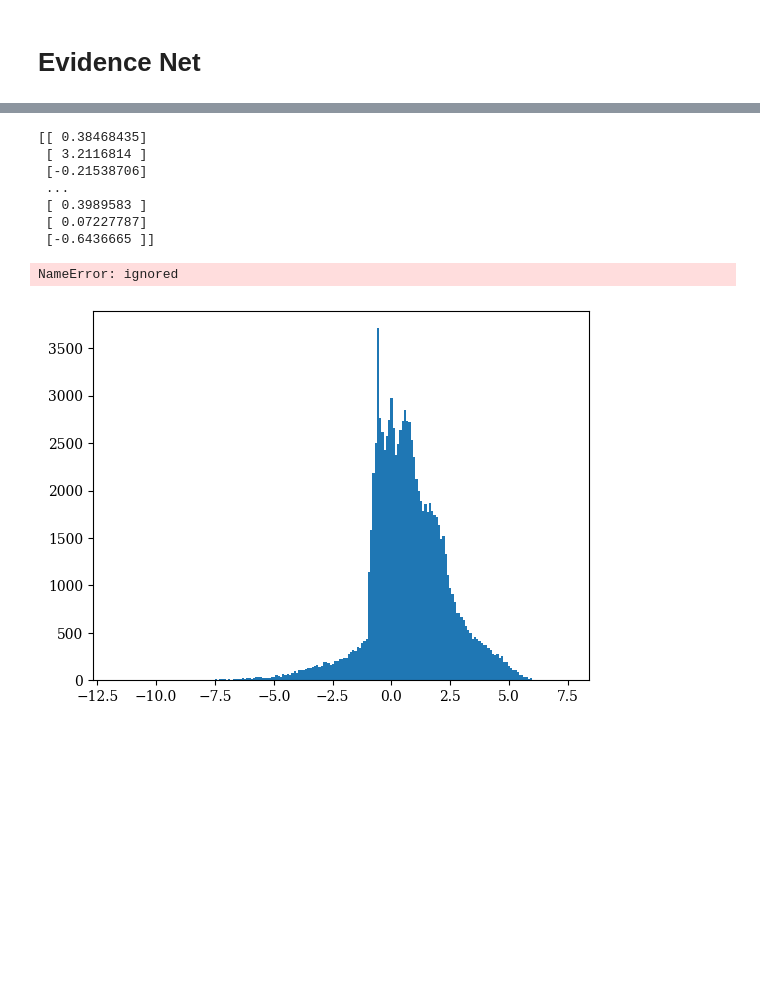
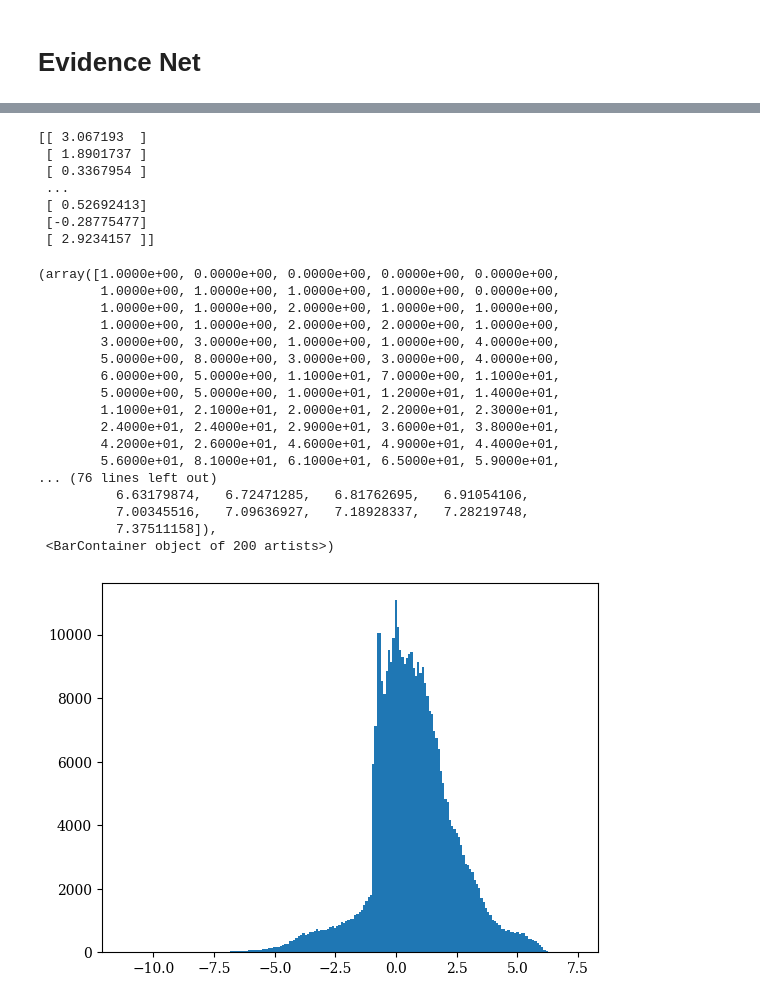
Before and after one commit to cjpdrury/evidence_networks, a Jupyter notebook: evidence_network.ipynb, the cells around one changed output, grey strips where cells are left out. Cells and saved outputs as stored; diff of their text form; code cells hidden in the pictures; blank space fills up the shorter version.

```diff
--- a/evidence_network.ipynb
+++ b/evidence_network.ipynb
@@ -143,8 +141,8 @@ In the following we select a sub-sample of the data to speed up training. The da
 # %%
 # randomly sample from training data
 
-n_sample = 500000
-# n_sample = train_data.shape[0]
+# n_sample = 500000
+n_sample = train_data.shape[0]
 
 choices = np.random.choice(train_data.shape[0],
                                   size=n_sample,
@@ -360,6 +356,14 @@ N = x_train_scaled.shape[1]
 epochs = 10
 n_models = 1
 
+#####
+# n_test_calc = np.min([n_validation,20000])
+# print(n_test_calc)
+# n_test_calc = x_test_scaled.shape[0]
+
+# validation_model = np.atleast_2d([training_model[-n_test_calc:], 1. -training_model[-n_test_calc:]]).T
+validation_model = np.atleast_2d([y_train, 1. - y_train]).T
+#######
 
 model_instances = []
 model_instances_model = []
@@ -384,7 +388,7 @@ with tf.device('/device:GPU:0'):
         histories.append(model_instances_model[-1].fit(x_train_scaled,y_train,
             epochs=epochs, batch_size=100,
                              shuffle=True,
-                             validation_split = 0.2,
+                             validation_data = (x_test_scaled, y_test),
                              verbose=1))
 
         gc.collect()
@@ -410,24 +414,40 @@ Epoch 10/10
 validation_prediction = (model_instances_model[-1].predict(x_test_scaled))
 print(validation_prediction)
 # %% [output]
-[[ 0.38468435]
- [ 3.2116814 ]
- [-0.21538706]
+[[ 3.067193  ]
+ [ 1.8901737 ]
+ [ 0.3367954 ]
  ...
- [ 0.3989583 ]
- [ 0.07227787]
- [-0.6436665 ]]
+ [ 0.52692413]
+ [-0.28775477]
+ [ 2.9234157 ]]
 # %%
 plt.hist(validation_prediction,bins=200)
 # plt.ylim(-100,100)
 
 
-validation_prediction_mean = np.mean(validation_prediction)
-log_K_net = np.log10(np.exp(validation_prediction_mean))
-print(log_K)
+# validation_prediction_mean = np.mean(validation_prediction)
+# log_K_net = np.log10(np.exp(validation_prediction_mean))
+# print(log_K)
 # %% [output]
-NameError: ignored
+(array([1.0000e+00, 0.0000e+00, 0.0000e+00, 0.0000e+00, 0.0000e+00,
+        1.0000e+00, 1.0000e+00, 1.0000e+00, 1.0000e+00, 0.0000e+00,
+        1.0000e+00, 1.0000e+00, 2.0000e+00, 1.0000e+00, 1.0000e+00,
+        1.0000e+00, 1.0000e+00, 2.0000e+00, 2.0000e+00, 1.0000e+00,
+        3.0000e+00, 3.0000e+00, 1.0000e+00, 1.0000e+00, 4.0000e+00,
+        5.0000e+00, 8.0000e+00, 3.0000e+00, 3.0000e+00, 4.0000e+00,
+        6.0000e+00, 5.0000e+00, 1.1000e+01, 7.0000e+00, 1.1000e+01,
+        5.0000e+00, 5.0000e+00, 1.0000e+01, 1.2000e+01, 1.4000e+01,
+        1.1000e+01, 2.1000e+01, 2.0000e+01, 2.2000e+01, 2.3000e+01,
+        2.4000e+01, 2.4000e+01, 2.9000e+01, 3.6000e+01, 3.8000e+01,
+        4.2000e+01, 2.6000e+01, 4.6000e+01, 4.9000e+01, 4.4000e+01,
+        5.6000e+01, 8.1000e+01, 6.1000e+01, 6.5000e+01, 5.9000e+01,
+... (76 lines left out)
+          6.63179874,   6.72471285,   6.81762695,   6.91054106,
+          7.00345516,   7.09636927,   7.18928337,   7.28219748,
+          7.37511158]),
+ <BarContainer object of 200 artists>)
-[figure, old version]
+[figure, new version]
 # %%
 for i in range(n_models):
     _ = plt.plot(histories[i].history['loss'][:])
```
Also changed, not shown: parts of 50 cells of this notebook.
